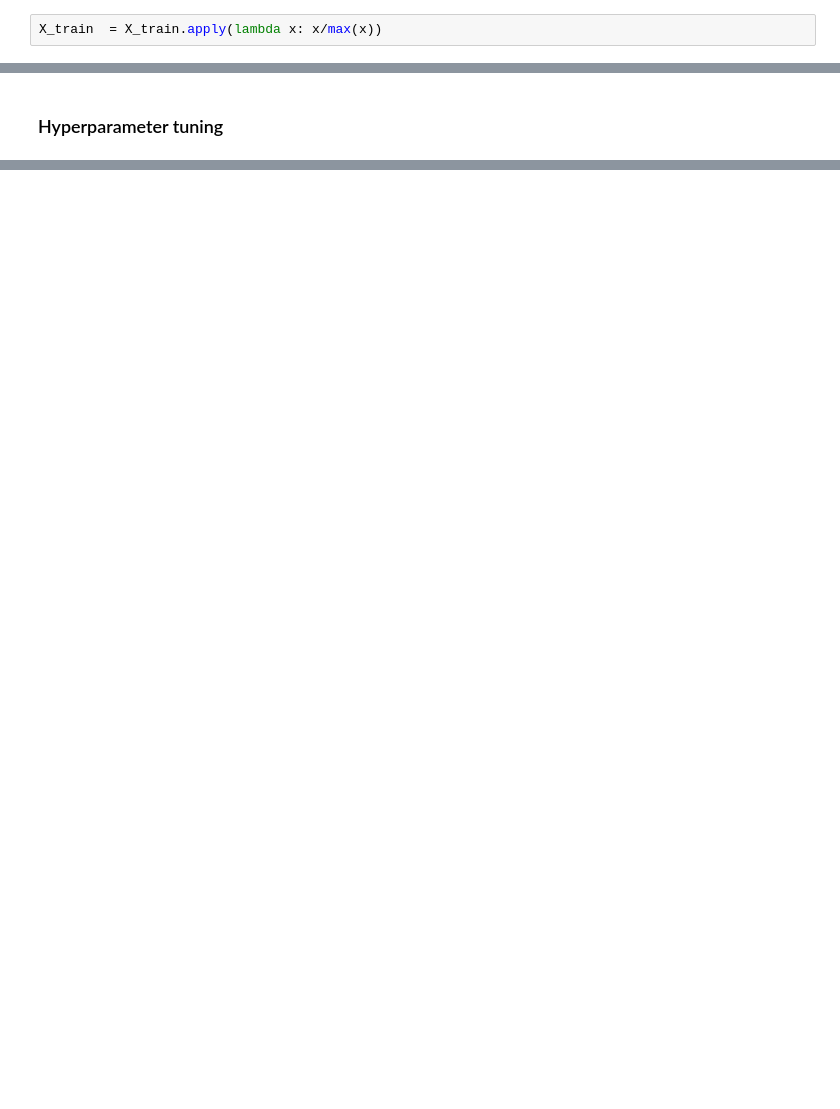
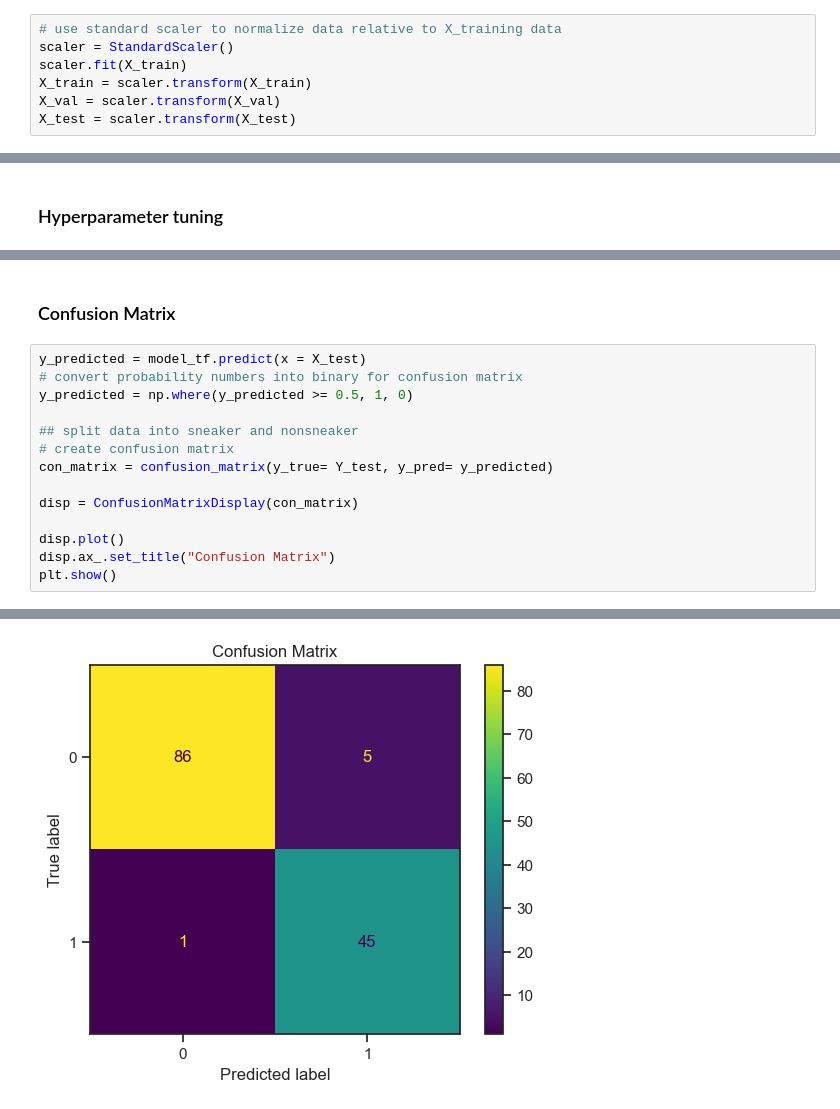
Before and after one commit to xycnotz/207_FINAL, a Jupyter notebook: W207_final_log.ipynb, the cells around one changed output, grey strips where cells are left out. Saved outputs shown, nothing was run; the diff lists cells and outputs as text; blank space fills up the shorter version.

```diff
--- a/W207_final_log.ipynb
+++ b/W207_final_log.ipynb
@@ -153,6 +135,11 @@ X_train.describe()
 | 50% | 4.000000 | 1.00000 | 1.000000 | 1.000000 | 2.000000 | ... |
 | 75% | 6.000000 | 4.00000 | 5.000000 | 4.000000 | 4.000000 | ... |
 | max | 10.000000 | 10.00000 | 10.000000 | 10.000000 | 10.000000 | ... |
-# %%
-X_train  = X_train.apply(lambda x: x/max(x))
+# %%
+# use standard scaler to normalize data relative to X_training data
+scaler = StandardScaler()
+scaler.fit(X_train)
+X_train = scaler.transform(X_train)
+X_val = scaler.transform(X_val)
+X_test = scaler.transform(X_test)
 # %%
@@ -243,0 +288,17 @@ Epoch 5/5
+# %% [markdown]
+### Confusion Matrix
+# %%
+y_predicted = model_tf.predict(x = X_test)
+# convert probability numbers into binary for confusion matrix
+y_predicted = np.where(y_predicted >= 0.5, 1, 0)
+
+## split data into sneaker and nonsneaker
+# create confusion matrix
+con_matrix = confusion_matrix(y_true= Y_test, y_pred= y_predicted)
+
+disp = ConfusionMatrixDisplay(con_matrix)
+
+disp.plot()
+disp.ax_.set_title("Confusion Matrix")
+plt.show()
+# %% [output]
@@ -243,0 +307 @@ Epoch 5/5
+[figure, added]
```
Also changed, not shown: parts of 14 cells of this notebook.
